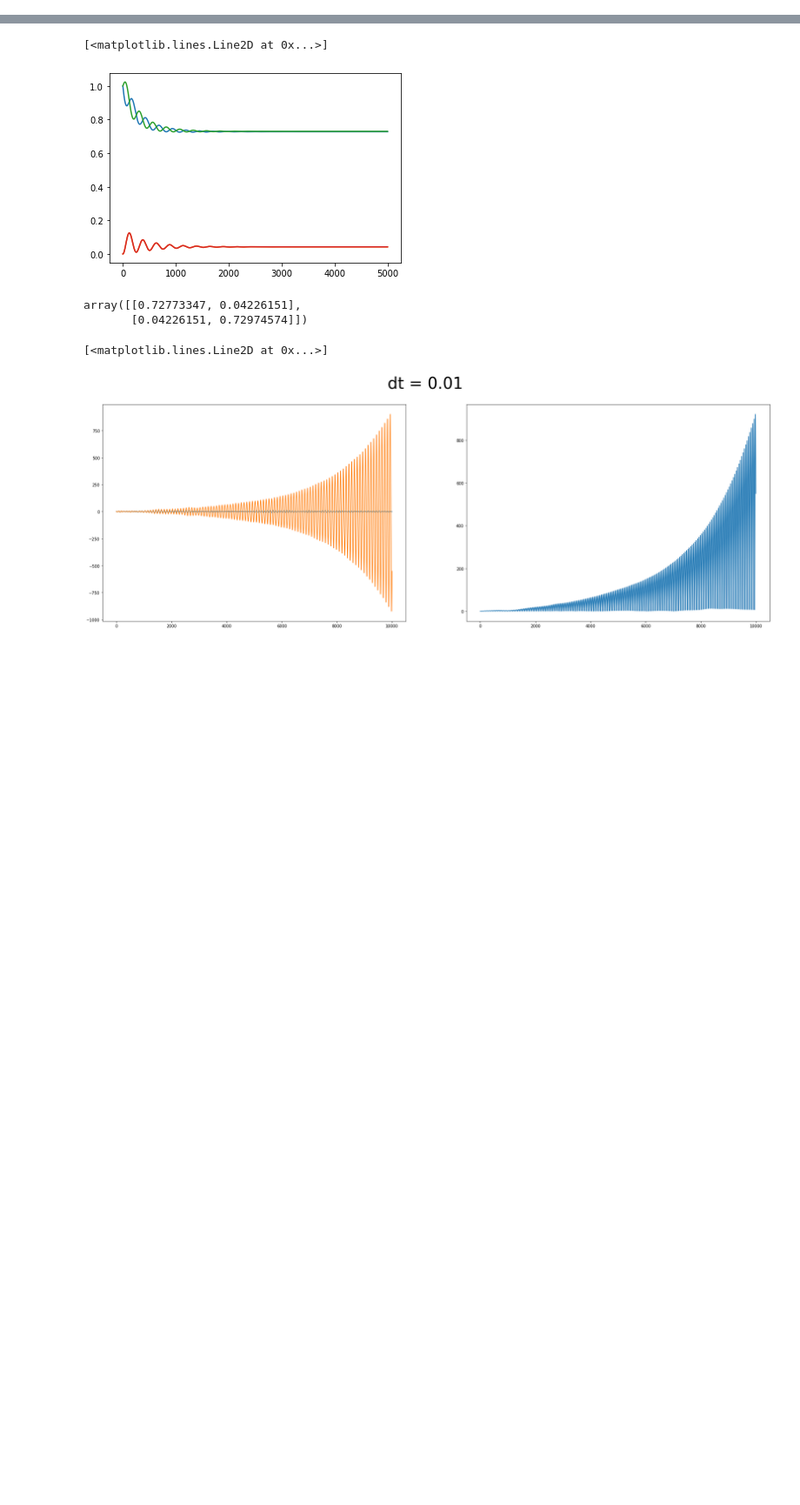
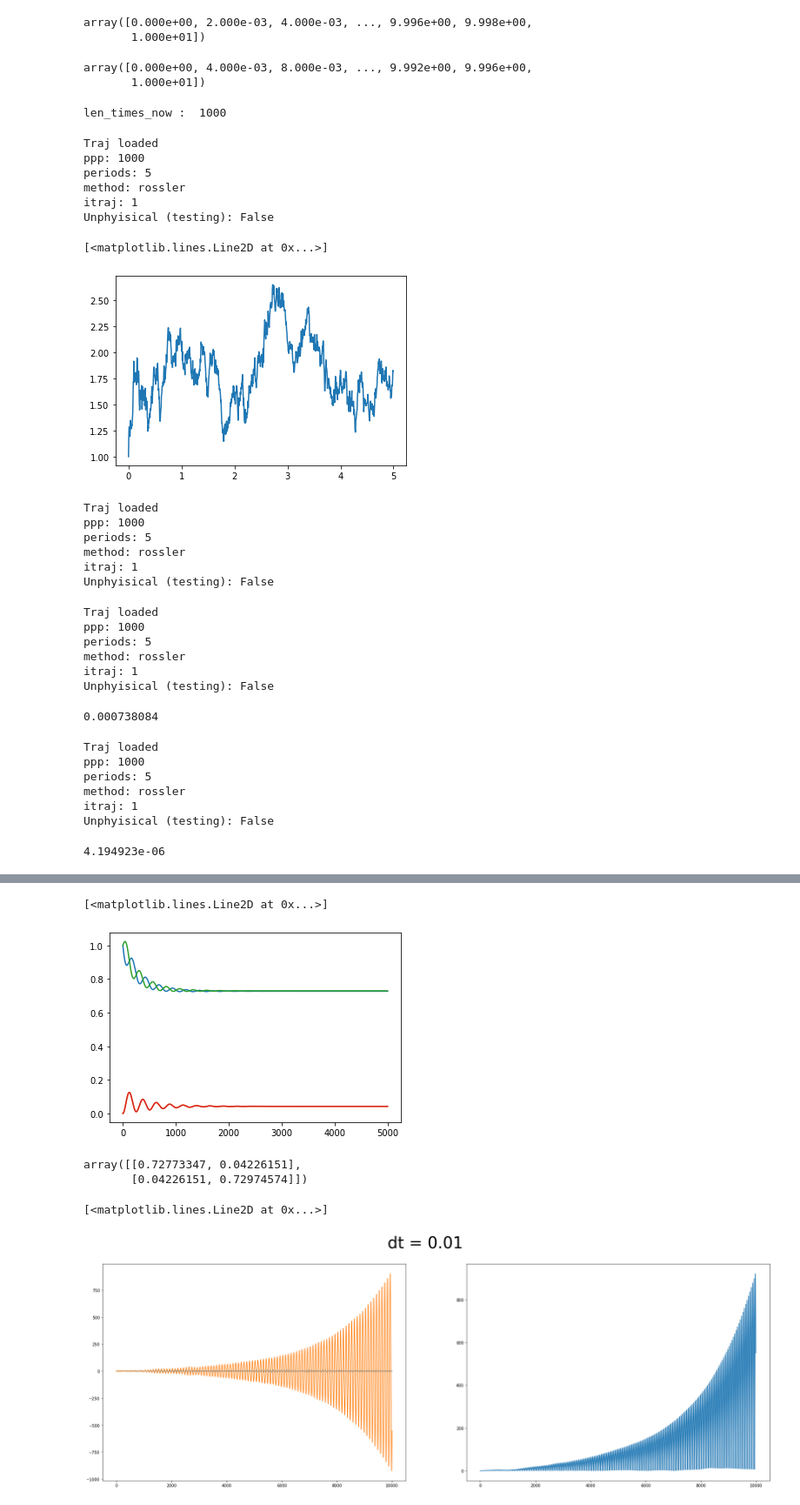
Before and after one commit to matibilkis/continuous, a Jupyter notebook: john_giulio_9_feb-Copy1.ipynb, the cells around one changed output, grey strips where cells are left out. Shown at 87% size. Drawn from its saved outputs; the diff is of its cells as text; code cells hidden in the pictures; blank space fills up the shorter version.

Commit message:
time windoes

```diff
--- a/john_giulio_9_feb-Copy1.ipynb
+++ b/john_giulio_9_feb-Copy1.ipynb
@@ -15,0 +6,74 @@ array([0.000e+00, 4.000e-03, 8.000e-03, ..., 9.992e+00, 9.996e+00,
+# %%
+times
+# %% [output]
+array([0.000e+00, 2.000e-03, 4.000e-03, ..., 9.996e+00, 9.998e+00,
+       1.000e+01])
+# %%
+times[::2]
+# %% [output]
+array([0.000e+00, 4.000e-03, 8.000e-03, ..., 9.992e+00, 9.996e+00,
+       1.000e+01])
+# %%
+
+dw = np.random.randn(len(times[:-1]))
+print("len_times_now : ",int(len(dw)/rr))
+ddw = np.zeros(int(len(dw)/rr))
+
+for sl in range(rr):
+    ddw+=dw[sl::rr]
+ddw/=np.sqrt(rr)
+# %% [output]
+len_times_now :  1000
+# %%
+rppp = 5
+states, covs, signals, params, times = load_data(path=get_def_path()+"rppp{}/".format(rppp), periods=5, ppp=1000)
+# %% [output]
+Traj loaded
+ppp: 1000
+periods: 5
+method: rossler
+itraj: 1
+Unphyisical (testing): False
+# %%
+plt.plot(times[:-1][::rppp],states[:,0])
+# %% [output]
+[<matplotlib.lines.Line2D at 0x...>]
+[figure, added]
+# %%
+rppp = 1
+states_1, covs, signals, params, times = load_data(path=get_def_path()+"rppp{}/".format(rppp), periods=5, ppp=1000, method="rossler")
+# %% [output]
+Traj loaded
+ppp: 1000
+periods: 5
+method: rossler
+itraj: 1
+Unphyisical (testing): False
+# %%
+rppp = 50
+states_50, covs, signals, params, times = load_data(path=get_def_path()+"rppp{}/".format(rppp), periods=5, ppp=1000, method="rossler")
+# %% [output]
+Traj loaded
+ppp: 1000
+periods: 5
+method: rossler
+itraj: 1
+Unphyisical (testing): False
+# %%
+np.mean(np.square(states_50[:,0] - states_1[:,0][::50]))
+# %% [output]
+0.000738084
+# %%
+rppp = 5
+states_5, covs, signals, params, times = load_data(path=get_def_path()+"rppp{}/".format(rppp), periods=5, ppp=1000, method="rossler")
+# %% [output]
+Traj loaded
+ppp: 1000
+periods: 5
+method: rossler
+itraj: 1
+Unphyisical (testing): False
+# %%
+np.mean(np.square(states_5[:,0] - states_1[:,0][::5]))
+# %% [output]
+4.194923e-06
```
Also changed, not shown: parts of 19 cells of this notebook, 1 other file.
